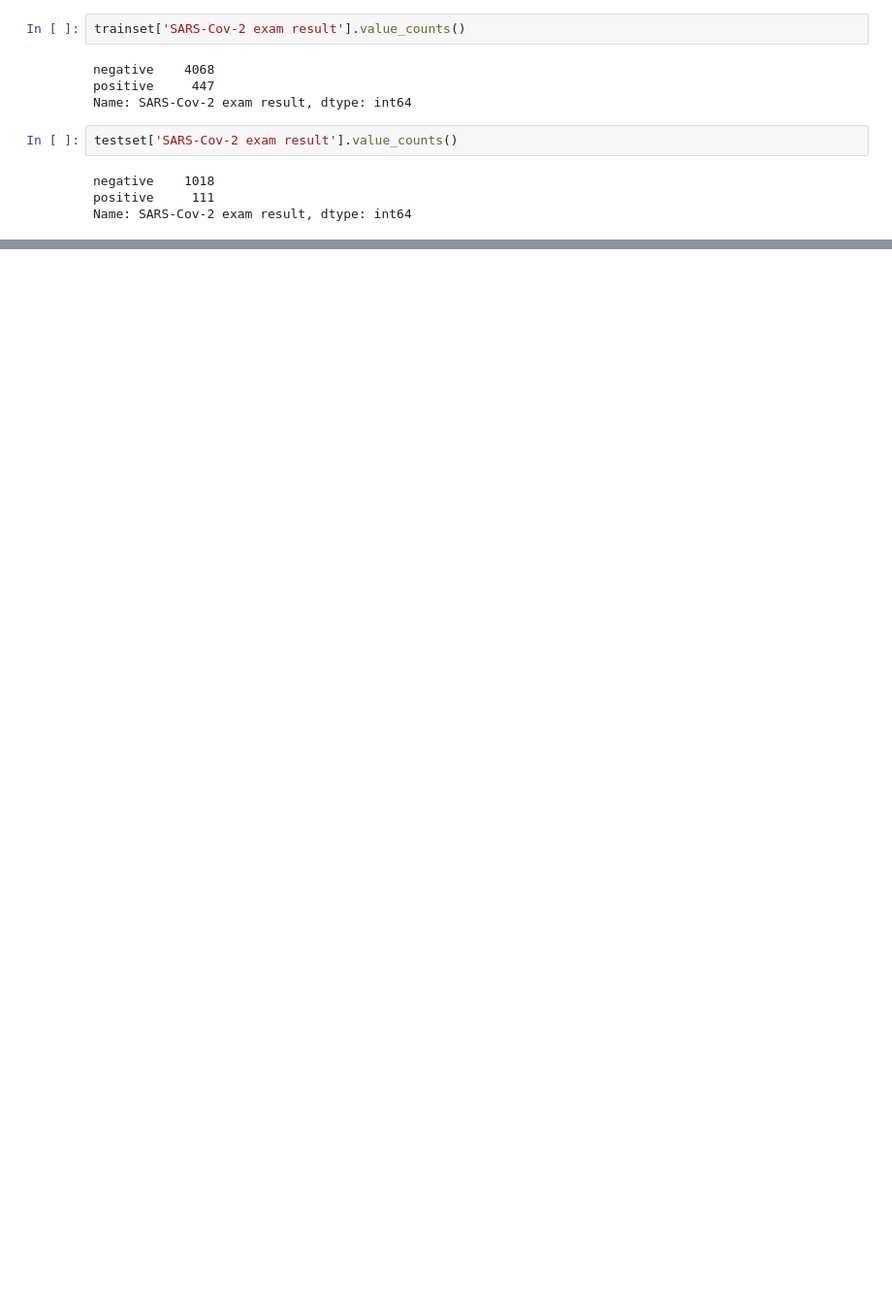
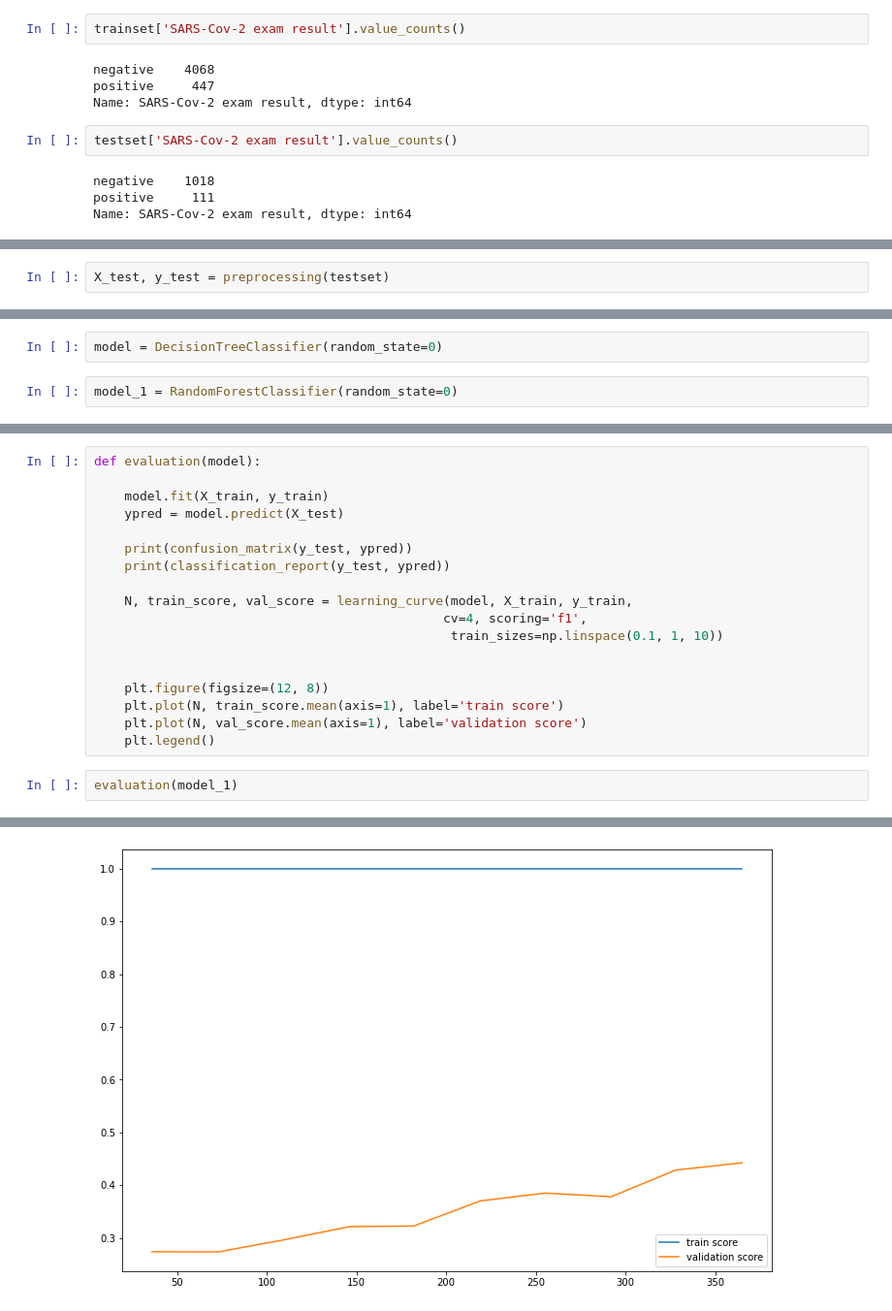
Before and after one commit to khaoulakhaled96/pfs-dataset, a Jupyter notebook: pre-traitement.ipynb, the cells around one changed output, grey strips where cells are left out. Shown at 97% size. Drawn from its saved outputs; the diff is of its cells as text; blank space fills up the shorter version.

```diff
--- a/pre-traitement.ipynb
+++ b/pre-traitement.ipynb
@@ -159,0 +183,2 @@ Series([], Name: SARS-Cov-2 exam result, dtype: int64)
+# %%
+X_test, y_test = preprocessing(testset)
@@ -159,0 +208,4 @@ Series([], Name: SARS-Cov-2 exam result, dtype: int64)
+# %%
+model = DecisionTreeClassifier(random_state=0)
+# %%
+model_1 = RandomForestClassifier(random_state=0)
@@ -159,0 +246,21 @@ Series([], Name: SARS-Cov-2 exam result, dtype: int64)
+# %%
+def evaluation(model):
+
+    model.fit(X_train, y_train)
+    ypred = model.predict(X_test)
+
+    print(confusion_matrix(y_test, ypred))
+    print(classification_report(y_test, ypred))
+
+    N, train_score, val_score = learning_curve(model, X_train, y_train,
+                                              cv=4, scoring='f1',
+                                               train_sizes=np.linspace(0.1, 1, 10))
+
+
+    plt.figure(figsize=(12, 8))
+    plt.plot(N, train_score.mean(axis=1), label='train score')
+    plt.plot(N, val_score.mean(axis=1), label='validation score')
+    plt.legend()
+# %%
+evaluation(model_1)
+# %% [output]
@@ -159,0 +277 @@ Series([], Name: SARS-Cov-2 exam result, dtype: int64)
+[figure, added]
```
Also changed, not shown: parts of 59 cells of this notebook.
